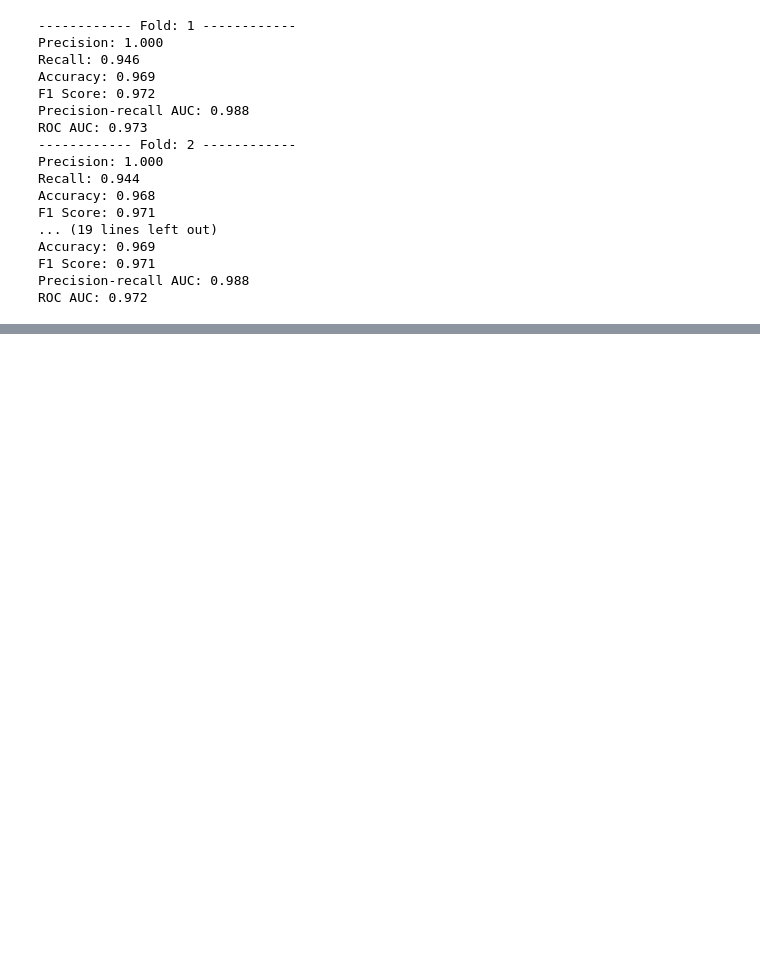
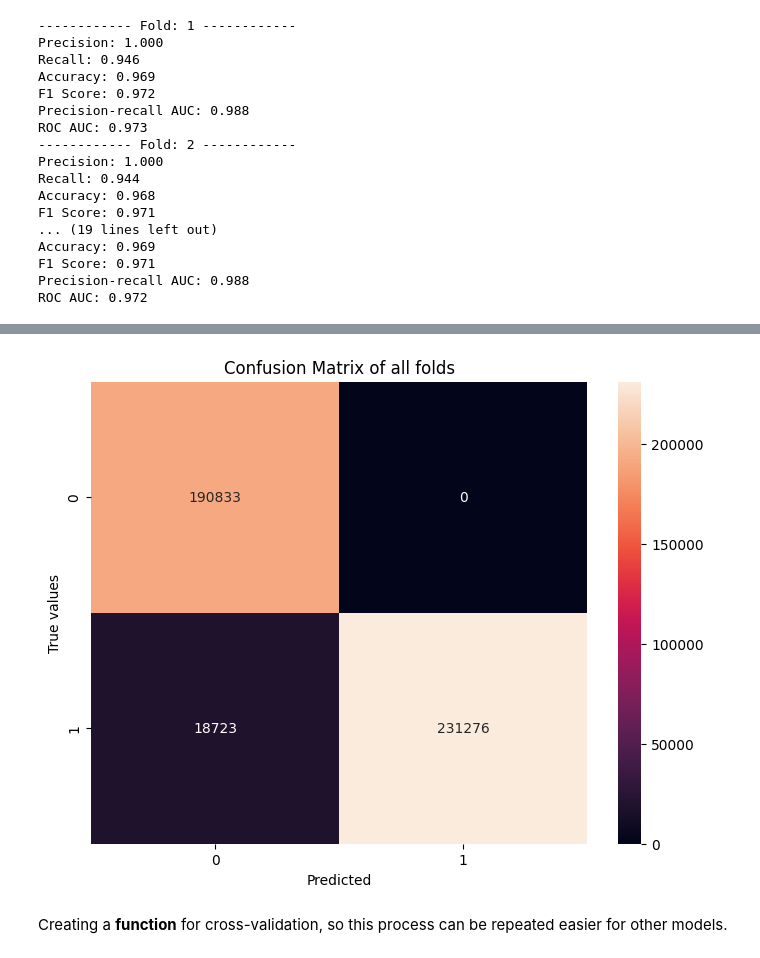
Before and after one commit to gustavofladeira/churn-analysis, a Jupyter notebook: churn_analysis.ipynb, the cells around one changed output, grey strips where cells are left out. Drawn from its saved outputs; the diff is of its cells as text; code cells hidden in the pictures; blank space fills up the shorter version.

```diff
--- a/churn_analysis.ipynb
+++ b/churn_analysis.ipynb
@@ -294,8 +296,9 @@ test['Churn'].value_counts(1)
 X_test = test.drop(columns = ['Churn', 'CustomerID'])
 y_test = test['Churn']
 
-# X = pd.concat([X_train, X_test], axis=0)
-# y = pd.concat([y_train, y_test], axis=0)
+# even though there are separated datasets for test and train, I will append them, in order to shuffle during the cross-validations
+X = pd.concat([X_train, X_test], axis=0)
+y = pd.concat([y_train, y_test], axis=0)
 # %%
 XGBoost_model = XGBClassifier(n_estimators=1000, max_depth=8, learning_rate=1e-3, random_state=123, eval_metric='error')
 LightGBM_model = LGBMClassifier(n_estimators=1000, max_depth=8, num_leaves=2^8, learning_rate=10e-3, random_state=123, verbose=-1)
@@ -316,17 +319,21 @@ accuracy_list = []
 f1_score_list = []
 precision_recall_auc_list = []
 roc_auc_list = []
+confusion_matrix_total = np.zeros((2,2))
 
 # The 'split' method will be applied to the 'folds' object, and for each fold,
 # it will return the indices of the training instances and the test instances for that fold
-for k, (train_index, val_index) in enumerate(folds.split(X_train, y_train)):
+for k, (train_index, test_index) in enumerate(folds.split(X, y)):
     print(f"------------ Fold: {k + 1} ------------")
 
     # training and validation sets for this fold
-    X_train_fold = X_train.iloc[train_index]
-    y_train_fold = y_train.iloc[train_index]
-    X_test_fold = X_train.iloc[val_index]
-    y_test_fold = y_train.iloc[val_index]
+    X_train_fold, y_train_fold = X.iloc[train_index, :], y.iloc[train_index]
+    X_test_fold, y_test_fold = X.iloc[test_index, :], y.iloc[test_index]
+
+    # X_train_fold = X_train.iloc[train_index]
+    # y_train_fold = y_train.iloc[train_index]
+    # X_test_fold = X_train.iloc[val_index]
+    # y_test_fold = y_train.iloc[val_index]
 
     encoder = CatBoostEncoder()
 
@@ -353,6 +360,7 @@ for k, (train_index, val_index) in enumerate(folds.split(X_train, y_train)):
 
     precision, recall, thresholds = precision_recall_curve(y_test_fold, y_pred)
 
+    confusion_matrix_total += confusion_matrix(y_test_fold, y_pred)
     precision_recall_auc = auc(recall, precision)
     roc_auc = roc_auc_score(y_test_fold, y_pred_proba)
     accuracy_scores = accuracy_score(y_test_fold, y_pred)
@@ -393,0 +460,12 @@ ROC AUC: 0.972
+# %%
+# confusion matrix plot
+plt.figure(figsize = (8,6))
+sns.heatmap(confusion_matrix_total, annot=True, fmt='g')
+plt.title("Confusion Matrix of all folds")
+plt.ylabel('True values')
+plt.xlabel('Predicted')
+plt.show()
+# %% [output]
+[figure, added]
+# %% [markdown]
+Creating a __function__ for cross-validation, so this process can be repeated easier for other models.
```
Also changed, not shown: parts of 21 cells of this notebook, 5 other files.
